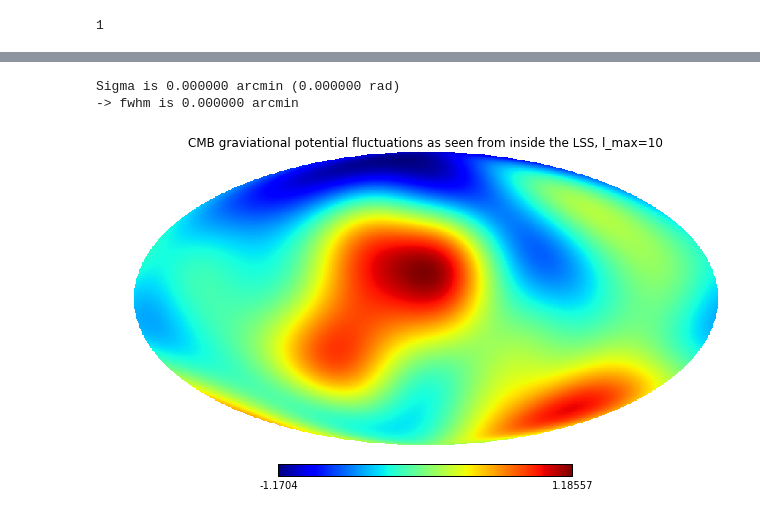
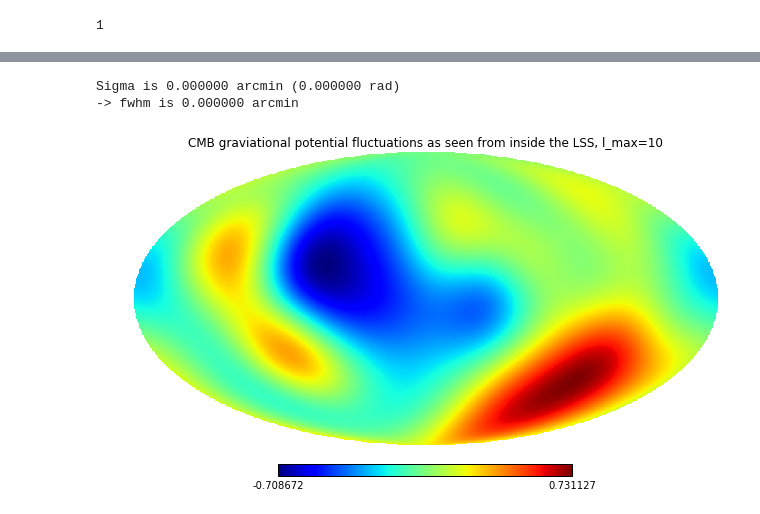
Before and after one commit to LaurencePeanuts/Music, a Jupyter notebook: Reconstruction_Demo.ipynb, the cells around one changed output, grey strips where cells are left out. Drawn from its saved outputs; the diff is of its cells as text; code cells hidden in the pictures.

```diff
--- a/Reconstruction_Demo.ipynb
+++ b/Reconstruction_Demo.ipynb
@@ -27,9 +27,10 @@ Built potential grid, with dimensions  (41, 41, 41)  and mean value  0.0 +/- 8.9
 # %%
+# Plot the generated T map
 %matplotlib inline
 import healpy as hp
-beatbox.You.all_simulated_universes[0].show_CMB_T_map(from_perspective_of="observer")
+beatbox.You.all_simulated_universes[-1].show_CMB_T_map(from_perspective_of="observer")
 # %% [output]
 Sigma is 0.000000 arcmin (0.000000 rad)
 -> fwhm is 0.000000 arcmin
-[figure, old version]
+[figure, new version]
 # %%
```
Also changed, not shown: parts of 8 cells of this notebook, 1 other file.
